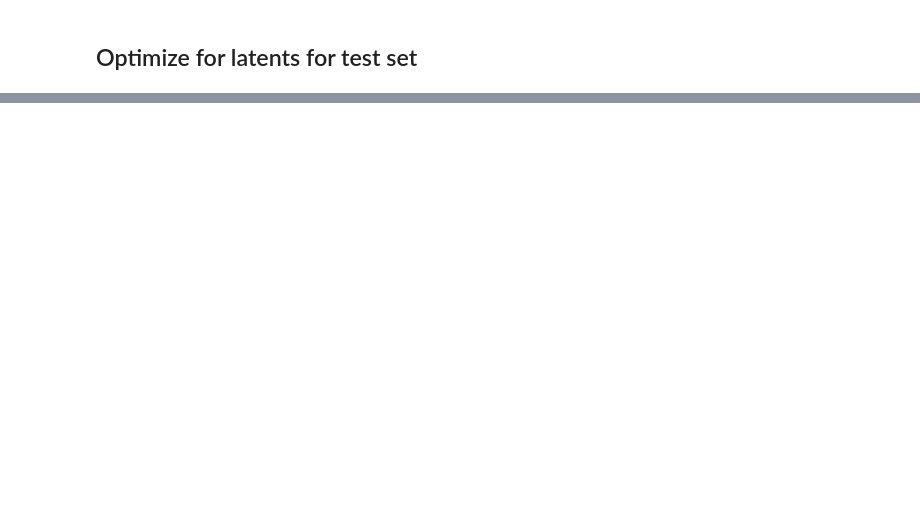
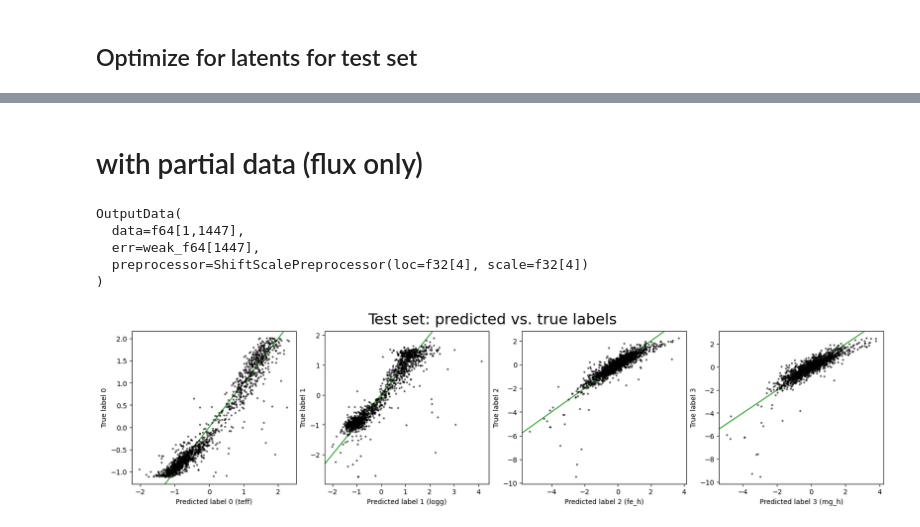
Before and after one commit to haniyehtajer/pollux, a Jupyter notebook: docs/haniyeh_codes/lux_tutorial_haniyeh.ipynb, the cells around one changed output, grey strips where cells are left out. Cells and saved outputs as stored; diff of their text form; code cells hidden in the pictures; blank space fills up the shorter version.

```diff
--- a/docs/haniyeh_codes/lux_tutorial_haniyeh.ipynb
+++ b/docs/haniyeh_codes/lux_tutorial_haniyeh.ipynb
@@ -210,0 +277,40 @@ plt.show()
+# %% [markdown]
+# with partial data (flux only)
+# %%
+flux_only_data = plx.data.PolluxData(flux=test_data["flux"])
+# %%
+test_opt_pars_flux, _ = model.optimize(
+    flux_only_data,
+    rng_key=jax.random.PRNGKey(12345),
+    optimizer=numpyro.optim.Adam(1e-3),
+    num_steps=10_000,
+    fixed_pars=fixed_pars,
+    names=["flux"],
+    svi_run_kwargs={"progress_bar": False},
+)
+# %%
+predict_test_values_flux = model.predict_outputs(
+    test_opt_pars_flux["latents"], fixed_pars
+)
+predict_test_unprocessed_flux = test_data.unprocess(predict_test_values_flux)
+# %%
+predict_test_unprocessed_flux['label'][:,1]
+# %% [output]
+OutputData(
+  data=f64[1,1447],
+  err=weak_f64[1447],
+  preprocessor=ShiftScalePreprocessor(loc=f32[4], scale=f32[4])
+)
+# %%
+fig, axes = plt.subplots(1, n_labels, figsize=(4 * n_labels, 4), layout="constrained")
+for i in range(predict_test_values_flux["label"].shape[1]):
+    axes[i].plot(
+        predict_test_values_flux["label"][:, i], test_data["label"].data[:, i], **pt_style
+    )
+    axes[i].set(xlabel=f"Predicted label {i} ({labels[i]})", ylabel=f"True label {i}")
+    axes[i].axline([0, 0], slope=1, color="tab:green", zorder=-100)
+_ = fig.suptitle("Test set: predicted vs. true labels", fontsize=22)
+
+plt.show()
+# %% [output]
+[figure, added]
```
Also changed, not shown: parts of 24 cells of this notebook, 24 other files.
